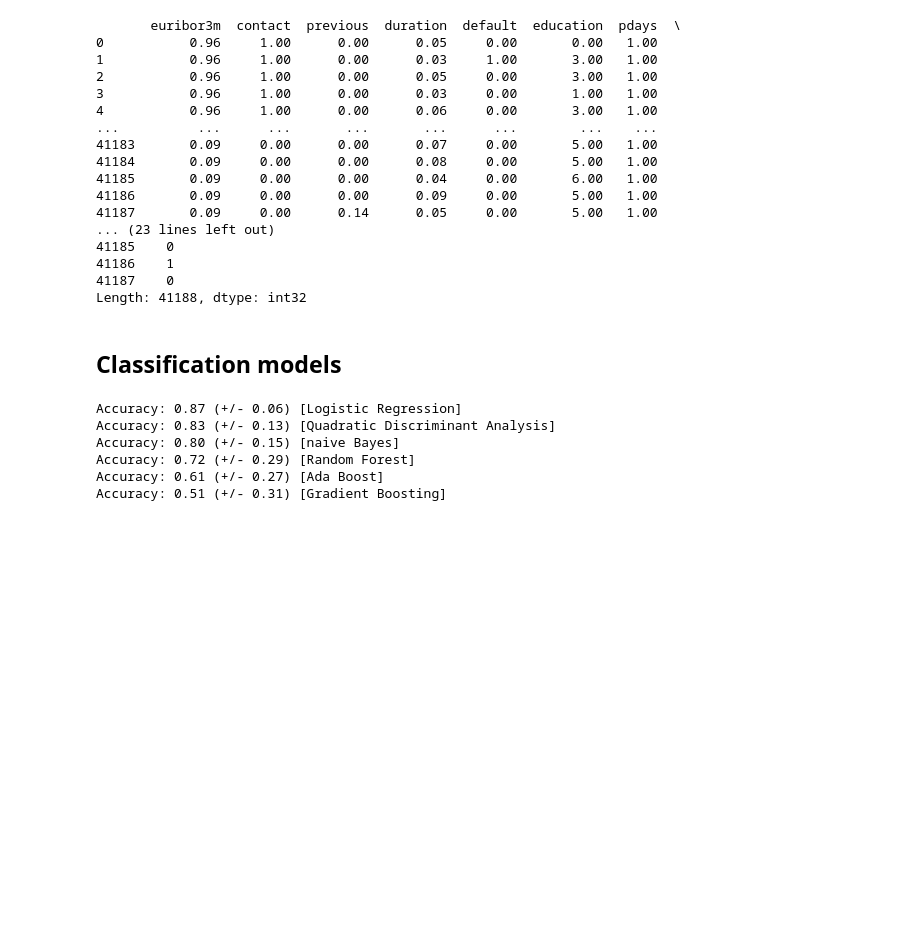
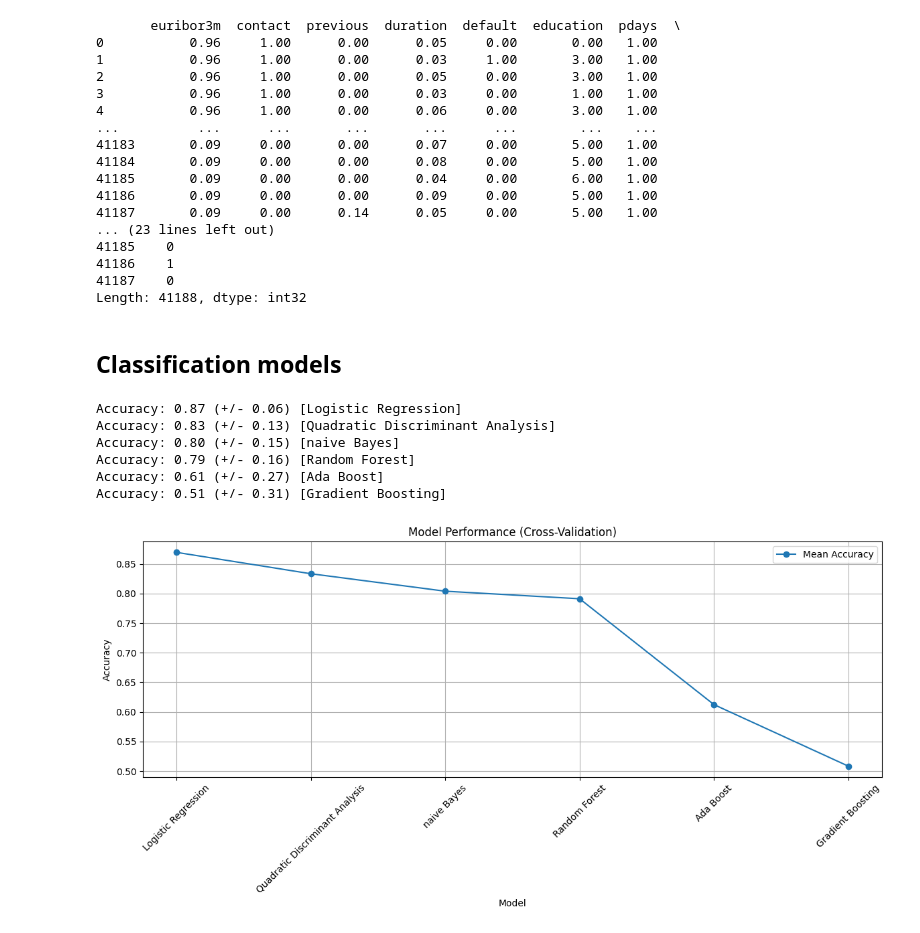
Before and after one commit to Ignacio-Antequera/Client-Behavior-Predictor, a Jupyter notebook: Client_Behavior-AI.ipynb, the cells around one changed output. Saved outputs shown, nothing was run; the diff lists cells and outputs as text; code cells hidden in the pictures; blank space fills up the shorter version.

Commit message:
Successfully created and displayed a plot showing the model performances

```diff
--- a/Client_Behavior-AI.ipynb
+++ b/Client_Behavior-AI.ipynb
@@ -216,14 +217,46 @@ clf4 = RandomForestClassifier(max_depth = 5, n_estimators = 10, max_features = 1
 clf5 = AdaBoostClassifier()
 clf6 = GradientBoostingClassifier()
 
+# Cross-Validation Results (Empty list for now)
+cv_results = []
+
 # Cross-Validation Loop
-for clf, label in zip([clf1, clf2, clf3, clf4, clf5, clf6, clf7], ['Logistic Regression', 'Quadratic Discriminant Analysis', 'naive Bayes', 'Random Forest', 'Ada Boost', 'Gradient Boosting', 'Voting Classifier']):
-    scores = cross_val_score(clf, x_enc, y_enc, scoring='accuracy', cv=5)
+for clf, label in zip([clf1, clf2, clf3, clf4, clf5, clf6], ['Logistic Regression', 'Quadratic Discriminant Analysis', 'Naive Bayes', 'Random Forest', 'Ada Boost', 'Gradient Boosting']):
+    scores = cross_val_score(clf, x_enc, y_enc, scoring = 'accuracy', cv = 5)
     print("Accuracy: %0.2f (+/- %0.2f) [%s]" % (scores.mean(), scores.std(), label))
+
+    cv_results.append({
+      'model_name': label,
+      'accuracy': scores,
+      'std_dev': scores.std()
+      })
 # %% [output]
 Accuracy: 0.87 (+/- 0.06) [Logistic Regression]
 Accuracy: 0.83 (+/- 0.13) [Quadratic Discriminant Analysis]
 Accuracy: 0.80 (+/- 0.15) [naive Bayes]
-Accuracy: 0.72 (+/- 0.29) [Random Forest]
+Accuracy: 0.79 (+/- 0.16) [Random Forest]
 Accuracy: 0.61 (+/- 0.27) [Ada Boost]
 Accuracy: 0.51 (+/- 0.31) [Gradient Boosting]
+# %%
+# Extract data for the plot (assuming you have cv_results)
+models = [result['model_name'] for result in cv_results]
+mean_accuracy = [np.mean(result['accuracy']) for result in cv_results]  # Average accuracy for each model
+std_dev = [result['std_dev'] for result in cv_results]
+
+# Create line plot with shaded area for standard deviation
+plt.figure(figsize=(12, 6))
+
+# Line for mean accuracy
+plt.plot(models, mean_accuracy, marker = 'o', label = 'Mean Accuracy')
+
+# Display the results
+plt.title('Model Performance (Cross-Validation)')
+plt.xlabel('Model')
+plt.ylabel('Accuracy')
+plt.xticks(rotation = 45)  # Rotate x-axis labels for better readability
+plt.legend()
+plt.grid(True)
+plt.tight_layout()
+plt.show()
+# %% [output]
+[figure, added]
```
Also changed, not shown: parts of 1 cell of this notebook.
